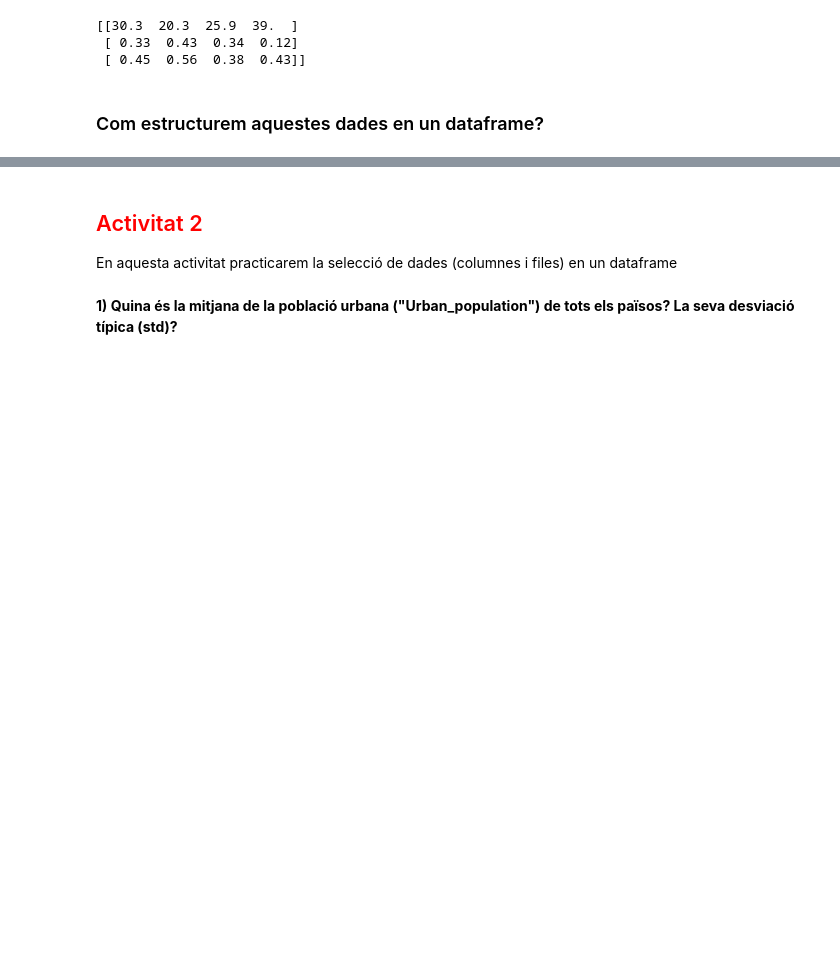
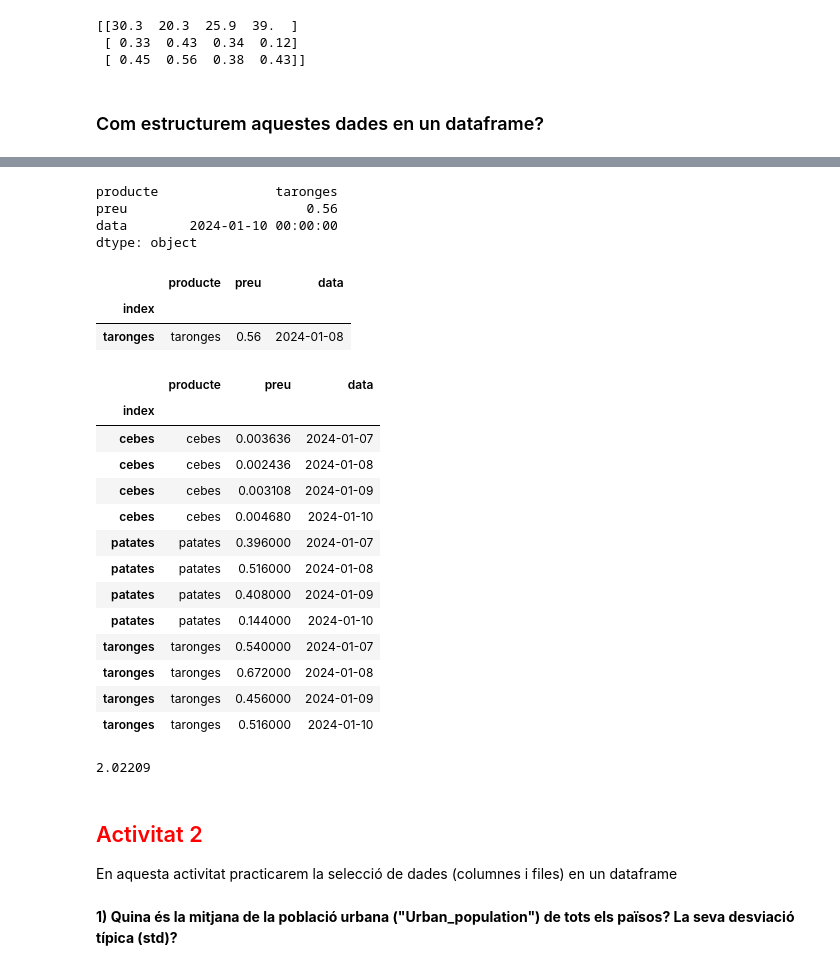
Before and after one commit to wisaaco/Curs_FG24GOI0074221, a Jupyter notebook: lessons/4_Pandas_Estructura.ipynb, the cells around one changed output, grey strips where cells are left out. Cells and saved outputs as stored; diff of their text form; code cells hidden in the pictures; blank space fills up the shorter version.

```diff
--- a/lessons/4_Pandas_Estructura.ipynb
+++ b/lessons/4_Pandas_Estructura.ipynb
@@ -283,0 +282,17 @@ kk = np.array([[30.3, 20.3, 25.9, 39.0],
+# %%
+### REFLEXIO
+
+### ANNEX
+import pandas as pd
+import numpy as np
+preus = np.array(
+        [ #Dia0, Dia1, Dia2, Dia3
+          [30.3, 20.3, 25.9, 39.0], # Cebes, preus per cèntims/kg
+          [0.33, 0.43, 0.34, 0.12], # Patates, euro/kg
+          [0.45, 0.56, 0.38, 0.43] # Taronges euro/kg
+])
+productes = np.array([["cebes"]*preus.shape[1],["patates"]*preus.shape[1],["taronges"]*preus.shape[1]]).flatten()
+dates = np.tile(pd.date_range("2024-01-07", periods=preus.shape[1], freq="d").to_numpy(),preus.shape[0])
+
+df_preus = pd.DataFrame(dict({"producte":productes,"preu":preus.flatten(),"data":dates}))
+df_preus
@@ -283,0 +313,8 @@ kk = np.array([[30.3, 20.3, 25.9, 39.0],
+# %%
+# normalitzacio preus cebes
+df_preus.index = df_preus.producte ### Podem fer el que volguem amb l'index
+print(df_preus)
+print(df_preus.loc["cebes","preu"])
+
+df_preus.index.names = ['index']
+df_preus.loc["cebes","preu"] = df_preus.loc["cebes","preu"]/100
@@ -286,11 +351,46 @@ kk = np.array([[30.3, 20.3, 25.9, 39.0],
 # %%
 # B) Quin és el producte més car?
+df_preus.groupby("producte").max().reset_index().max()
+# %% [output]
+producte               taronges
+preu                       0.56
+data        2024-01-10 00:00:00
+dtype: object
 # %%
 # C) Quin dia són més cares les taronges?
+df_taronges = df_preus.loc[df_preus["producte"]=="taronges"]
+df_taronges[df_taronges["preu"]== df_taronges["preu"].max()]
+# %% [output]
+|  | producte | preu | data |
+| index |  |  |  |
+| taronges | taronges | 0.56 | 2024-01-08 |
 # %%
 # D) I si el preu de mercat és un 20% més, quins preus tindrem?
+df_preus_inf = df_preus
+df_preus_inf["preu"] = df_preus_inf["preu"]*1.2
+df_preus_inf
+# %% [output]
+|  | producte | preu | data |
+| index |  |  |  |
+| cebes | cebes | 0.003636 | 2024-01-07 |
+| cebes | cebes | 0.002436 | 2024-01-08 |
+| cebes | cebes | 0.003108 | 2024-01-09 |
+| cebes | cebes | 0.004680 | 2024-01-10 |
+| patates | patates | 0.396000 | 2024-01-07 |
+| patates | patates | 0.516000 | 2024-01-08 |
+| patates | patates | 0.408000 | 2024-01-09 |
+| patates | patates | 0.144000 | 2024-01-10 |
+| taronges | taronges | 0.540000 | 2024-01-07 |
+| taronges | taronges | 0.672000 | 2024-01-08 |
+| taronges | taronges | 0.456000 | 2024-01-09 |
+| taronges | taronges | 0.516000 | 2024-01-10 |
 # %%
 # E) Quin és el cost de comprar 3 kg de taronges i 2.5 kg de cebes el dia 2?
+df_tmp = df_preus.set_index(df_preus.producte)
+df_tmp_date2 = df_tmp[df_tmp["data"]=="2024-01-08"]
+df_tmp_date2.loc["cebes"]["preu"]*2.5+df_tmp_date2.loc["taronges"]["preu"]*3
+# %% [output]
+2.02209
 # %% [markdown]
 ## <span style="color:red">Activitat 2</span>
 
```
Also changed, not shown: parts of 18 cells of this notebook, 3 other files.
